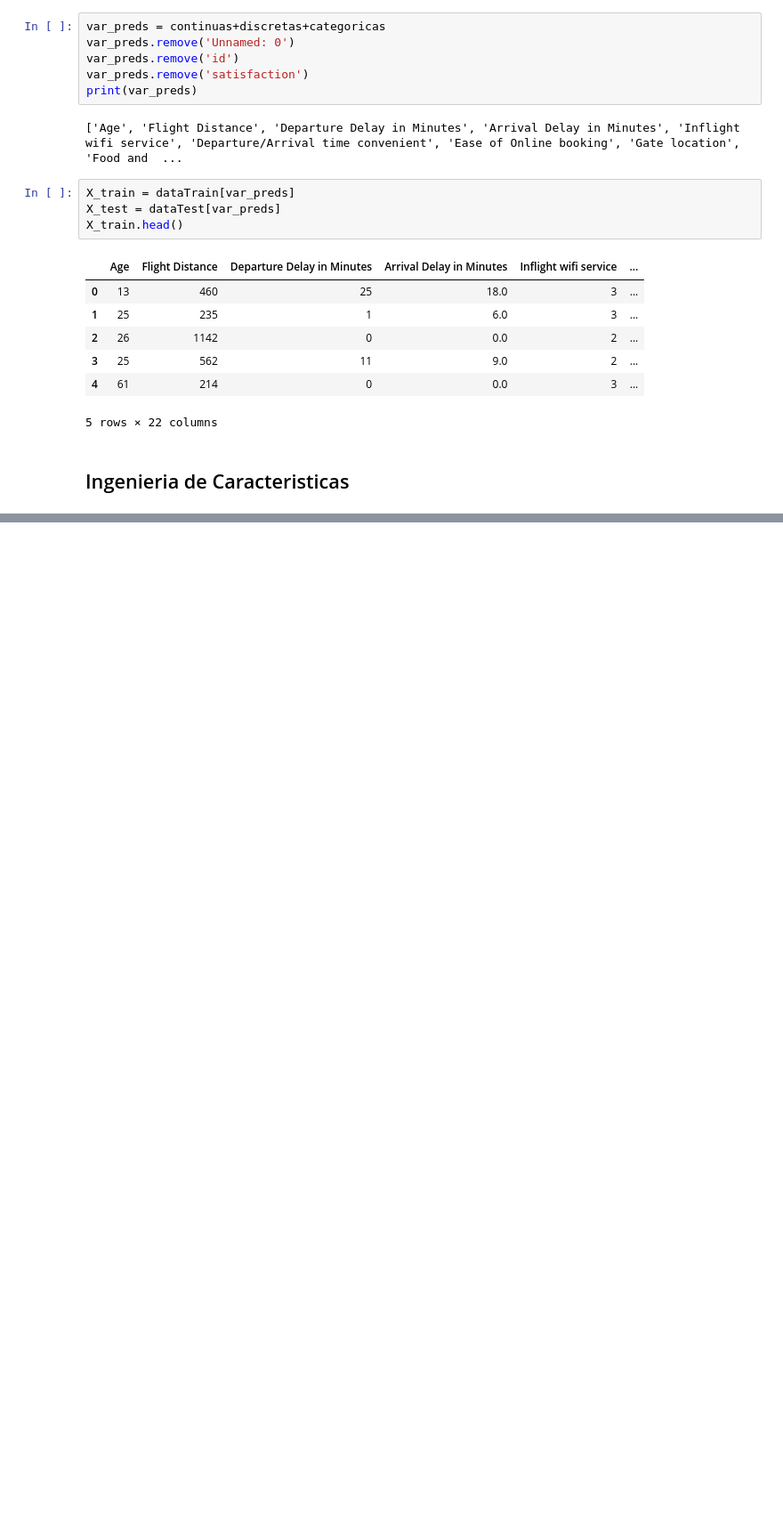
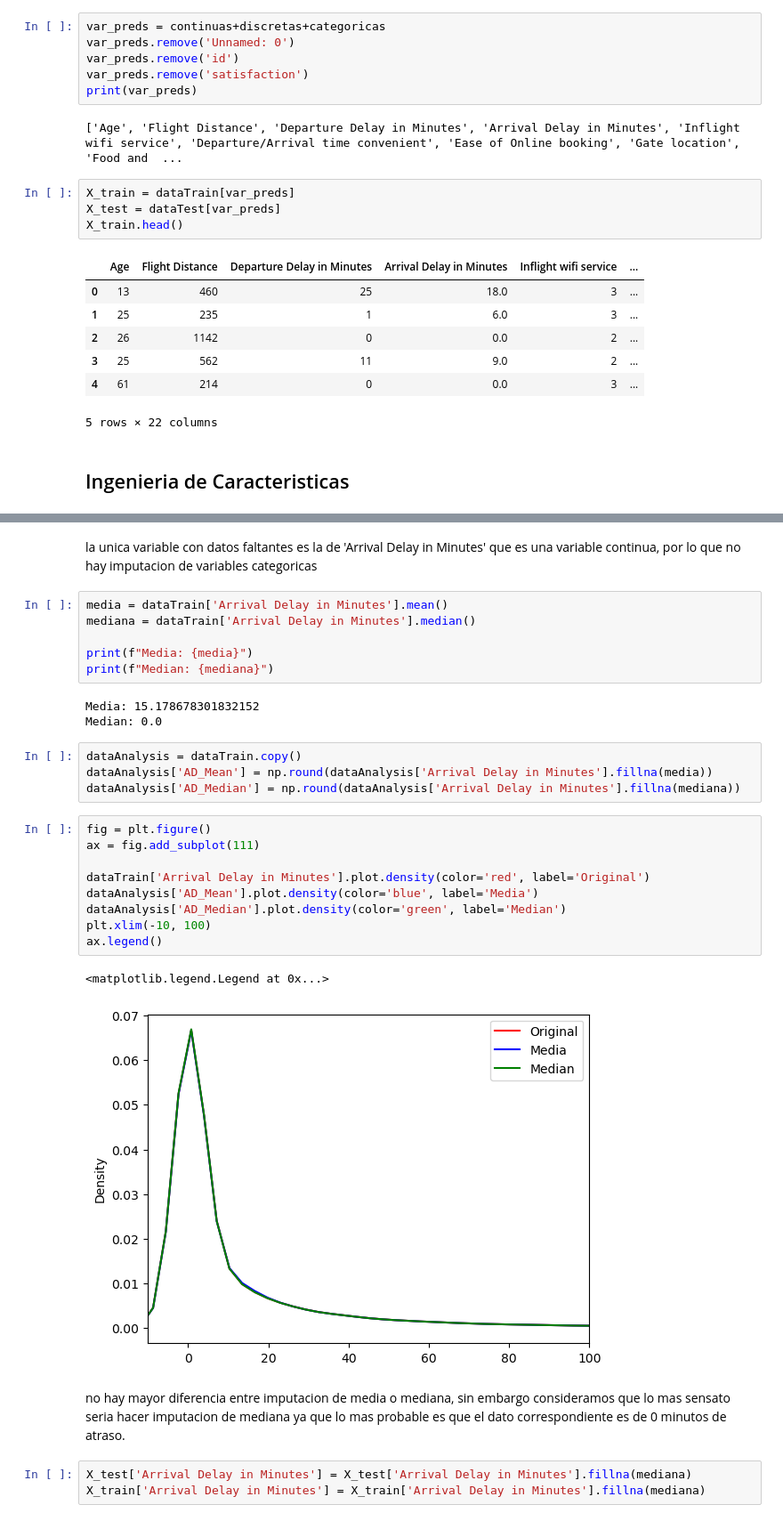
Before and after one commit to am23006810/StatisticalLearningI-ProyectoFinal, a Jupyter notebook: proyectofinal.ipynb, the cells around one changed output, grey strips where cells are left out. Shown at 89% size. Cells and saved outputs as stored; diff of their text form; blank space fills up the shorter version.

Commit message:
se agrego toda la imputacion de variables

```diff
--- a/proyectofinal.ipynb
+++ b/proyectofinal.ipynb
@@ -174,0 +197,32 @@ X_train.head()
+# %% [markdown]
+la unica variable con datos faltantes es la de 'Arrival Delay in Minutes' que es una variable continua, por lo que no hay imputacion de variables categoricas
+# %%
+media = dataTrain['Arrival Delay in Minutes'].mean()
+mediana = dataTrain['Arrival Delay in Minutes'].median()
+
+print(f"Media: {media}")
+print(f"Median: {mediana}")
+# %% [output]
+Media: 15.178678301832152
+Median: 0.0
+# %%
+dataAnalysis = dataTrain.copy()
+dataAnalysis['AD_Mean'] = np.round(dataAnalysis['Arrival Delay in Minutes'].fillna(media))
+dataAnalysis['AD_Median'] = np.round(dataAnalysis['Arrival Delay in Minutes'].fillna(mediana))
+# %%
+fig = plt.figure()
+ax = fig.add_subplot(111)
+
+dataTrain['Arrival Delay in Minutes'].plot.density(color='red', label='Original')
+dataAnalysis['AD_Mean'].plot.density(color='blue', label='Media')
+dataAnalysis['AD_Median'].plot.density(color='green', label='Median')
+plt.xlim(-10, 100)
+ax.legend()
+# %% [output]
+<matplotlib.legend.Legend at 0x...>
+[figure, added]
+# %% [markdown]
+no hay mayor diferencia entre imputacion de media o mediana, sin embargo consideramos que lo mas sensato seria hacer imputacion de mediana ya que lo mas probable es que el dato correspondiente es de 0 minutos de atraso.
+# %%
+X_test['Arrival Delay in Minutes'] = X_test['Arrival Delay in Minutes'].fillna(mediana)
+X_train['Arrival Delay in Minutes'] = X_train['Arrival Delay in Minutes'].fillna(mediana)
```
Also changed, not shown: parts of 32 cells of this notebook.
